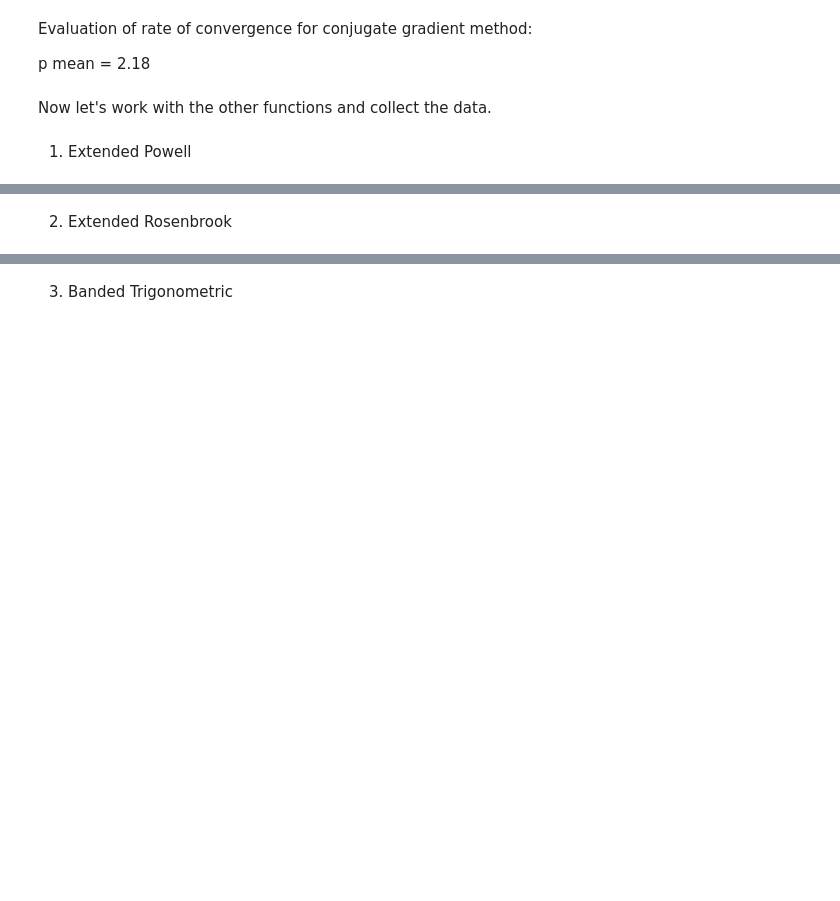
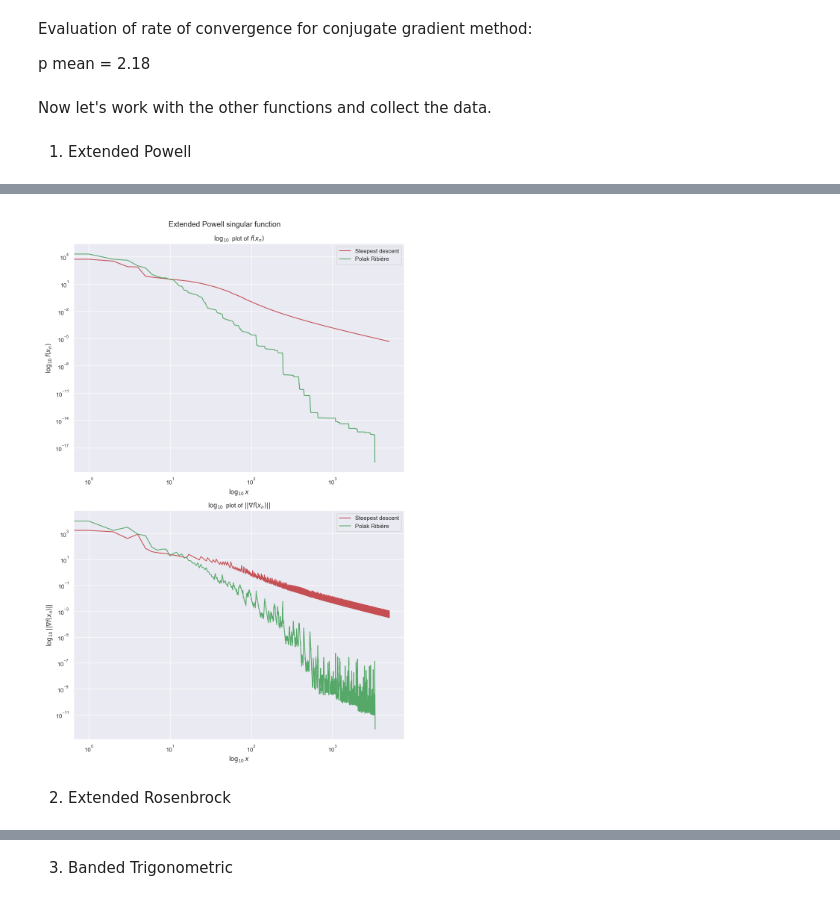
Before and after one commit to ClaudioSavelli/Homework-Numerical-Optimisation-, a Jupyter notebook: Homework Numerical Optimisation/Unconstrained Optimisation/main.ipynb, the cells around one changed output, grey strips where cells are left out. Cells and saved outputs as stored; diff of their text form; code cells hidden in the pictures; blank space fills up the shorter version.

Commit message:
Aggiornamento 3.0
- Aggiunta grafici valutazione delle funzioni fk e gradfk_norm per tutti e 3 i problemi

```diff
--- a/Homework Numerical Optimisation/Unconstrained Optimisation/main.ipynb
+++ b/Homework Numerical Optimisation/Unconstrained Optimisation/main.ipynb
@@ -363,15 +368,14 @@ Now let's work with the other functions and collect the data.
 1. Extended Powell
 # %%
 kmax = 5000
-
-x0_array = np.random.randint(1,10,size = (10,1000))
+x0_array = np.random.randint(1, 10, size=(10, 8))
 # %%
 kmean = 0
 grad_norm_mean = 0
-grad_norm_min = 99999999999
+grad_norm_min = np.finfo(float).max
 grad_norm_max = -1
 fx_mean = 0
-fx_min = 99999999999
+fx_min = np.finfo(float).max
 fx_max = -1
 
 for point in x0_array:
@@ -458,5 +522,34 @@ print("max_of_fx: ", fx_max)
+# %%
+sns.set()
+fig_ep, ax_ep = plt.subplots(2, 1, figsize=(10, 15))
+ax_ep[0].plot(sd_fk_ep, '-r', label='Steepest descent')
+ax_ep[0].plot(cg_fk_ep, '-g', label='Polak-Ribière')
+
+ax_ep[0].set_xscale('log', base=10)
+ax_ep[0].set_yscale('log', base=10)
+ax_ep[0].set_xlabel(r'$\log_{10}{x}$')
+ax_ep[0].set_ylabel(r'$\log_{10}{f({x_n})}$')
+ax_ep[0].set_title(r'$\log_{10}$ plot of $f({x_n})$')
+
+ax_ep[0].legend()
+
+ax_ep[1].plot(sd_gradfk_norm_ep, '-r', label='Steepest descent')
+ax_ep[1].plot(cg_gradfk_norm_ep, '-g', label='Polak-Ribière')
+
+ax_ep[1].set_xscale('log', base=10)
+ax_ep[1].set_yscale('log', base=10)
+ax_ep[1].set_xlabel(r'$\log_{10}{x}$')
+ax_ep[1].set_ylabel(r'$\log_{10}{||\nabla f({x_n})||}$')
+ax_ep[1].set_title(r'$\log_{10}$ plot of $||\nabla f({x_n})||$')
+
+ax_ep[1].legend()
+fig_ep.tight_layout()
+fig_ep.suptitle('Extended Powell singular function')
+fig_ep.subplots_adjust(top=0.94)
+# %% [output]
+[figure, added]
 # %% [markdown]
-2. Extended Rosenbrook
+2. Extended Rosenbrock
 # %%
 kmean = 0
 grad_norm_mean = 0
```
Also changed, not shown: parts of 16 cells of this notebook.
